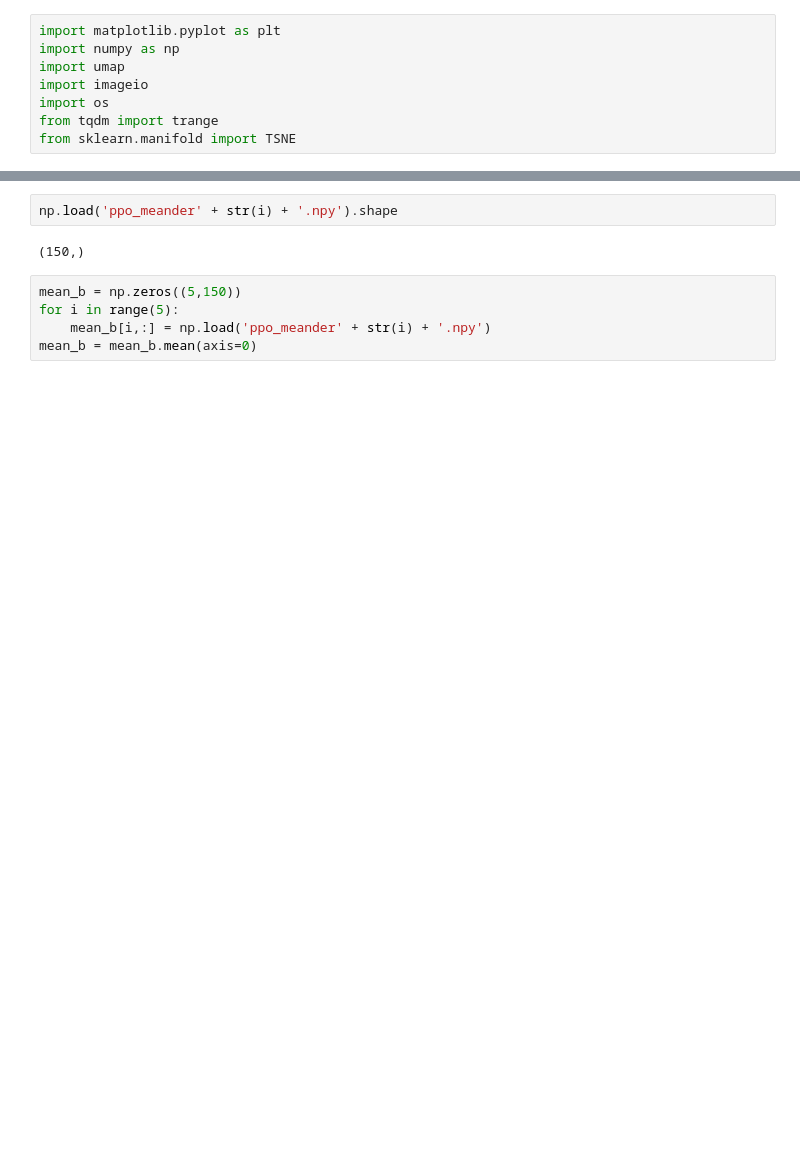
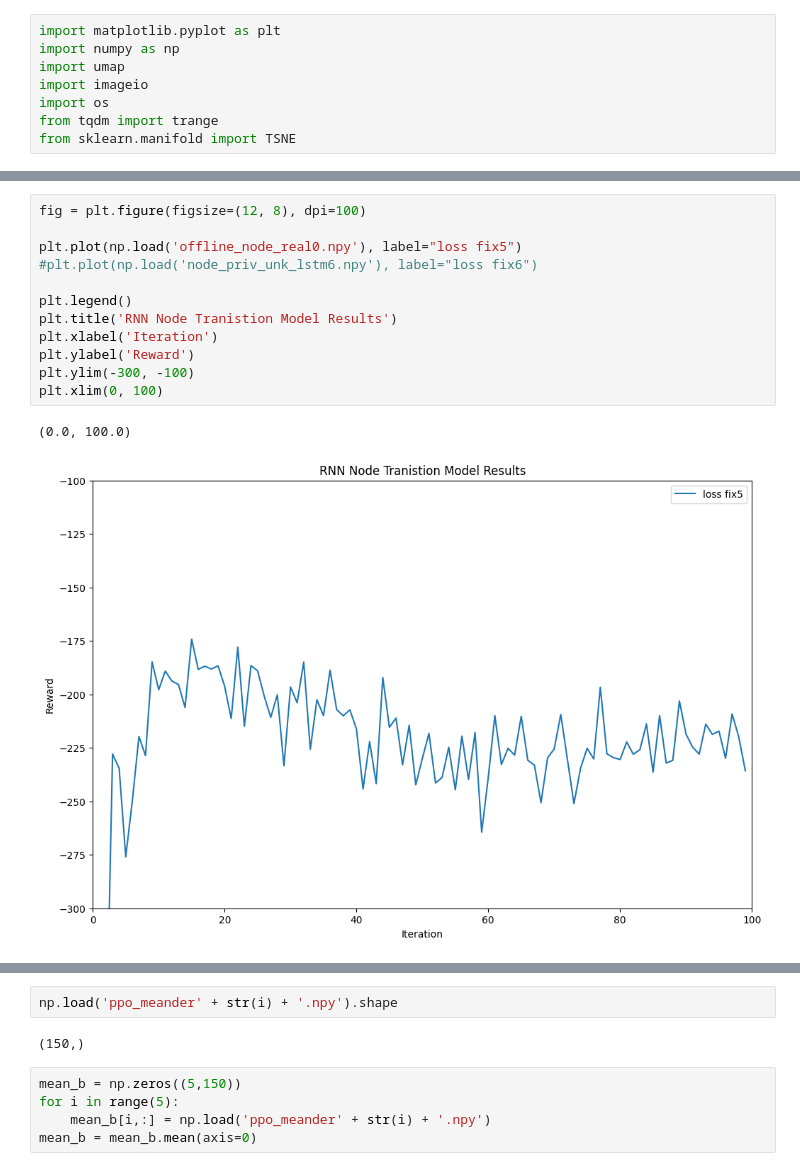
Before and after one commit to cage-challenge/cage-challenge-2, a Jupyter notebook: CybORG/CybORG/MBPPO/plots.ipynb, the cells around one changed output, grey strips where cells are left out. Saved outputs shown, nothing was run; the diff lists cells and outputs as text; blank space fills up the shorter version.

```diff
--- a/CybORG/CybORG/MBPPO/plots.ipynb
+++ b/CybORG/CybORG/MBPPO/plots.ipynb
@@ -9,3 +27,18 @@ from sklearn.manifold import TSNE
+# %%
+fig = plt.figure(figsize=(12, 8), dpi=100)
+
+plt.plot(np.load('offline_node_real0.npy'), label="loss fix5")
+#plt.plot(np.load('node_priv_unk_lstm6.npy'), label="loss fix6")
+
+plt.legend()
+plt.title('RNN Node Tranistion Model Results')
+plt.xlabel('Iteration')
+plt.ylabel('Reward')
+plt.ylim(-300, -100)
+plt.xlim(0, 100)
+# %% [output]
+(0.0, 100.0)
+[figure, added]
 # %%
 mean = np.zeros((5,60))
 for i in range(5):
```
Also changed, not shown: parts of 10 cells of this notebook, 8 other files.
